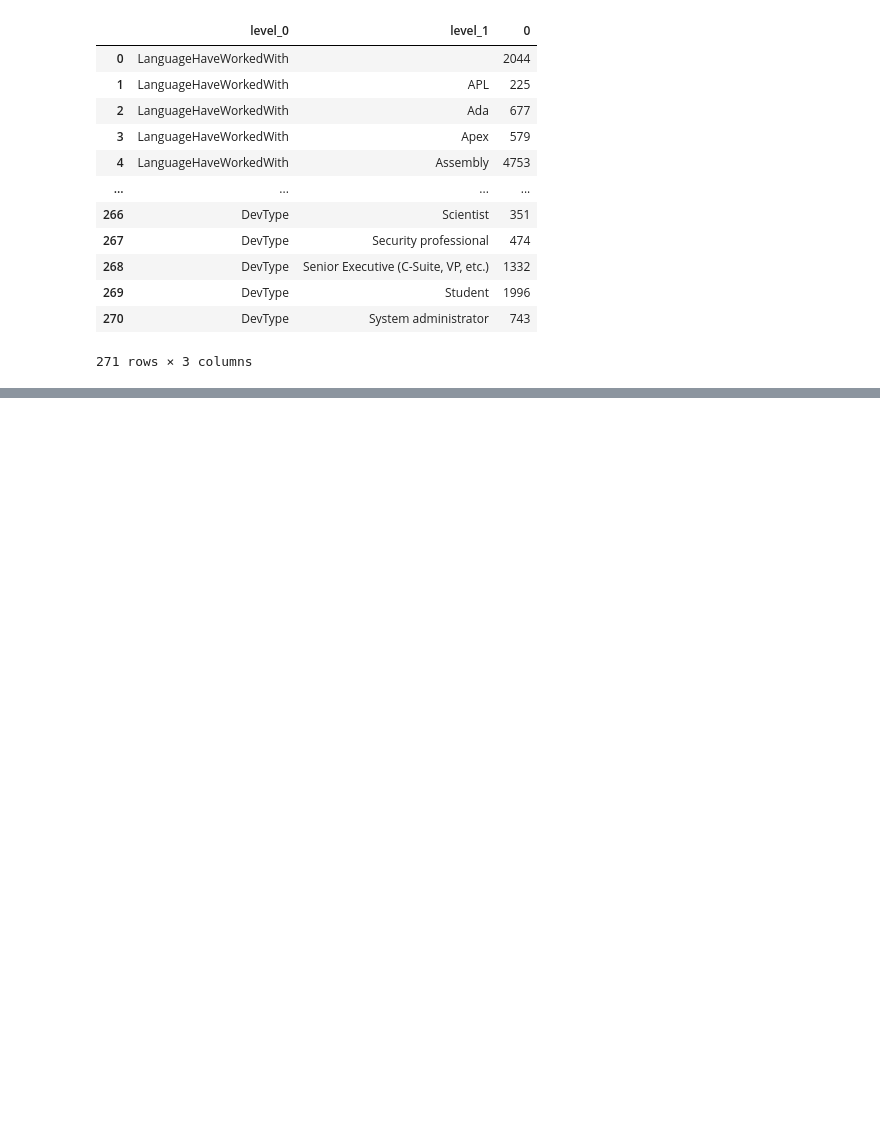
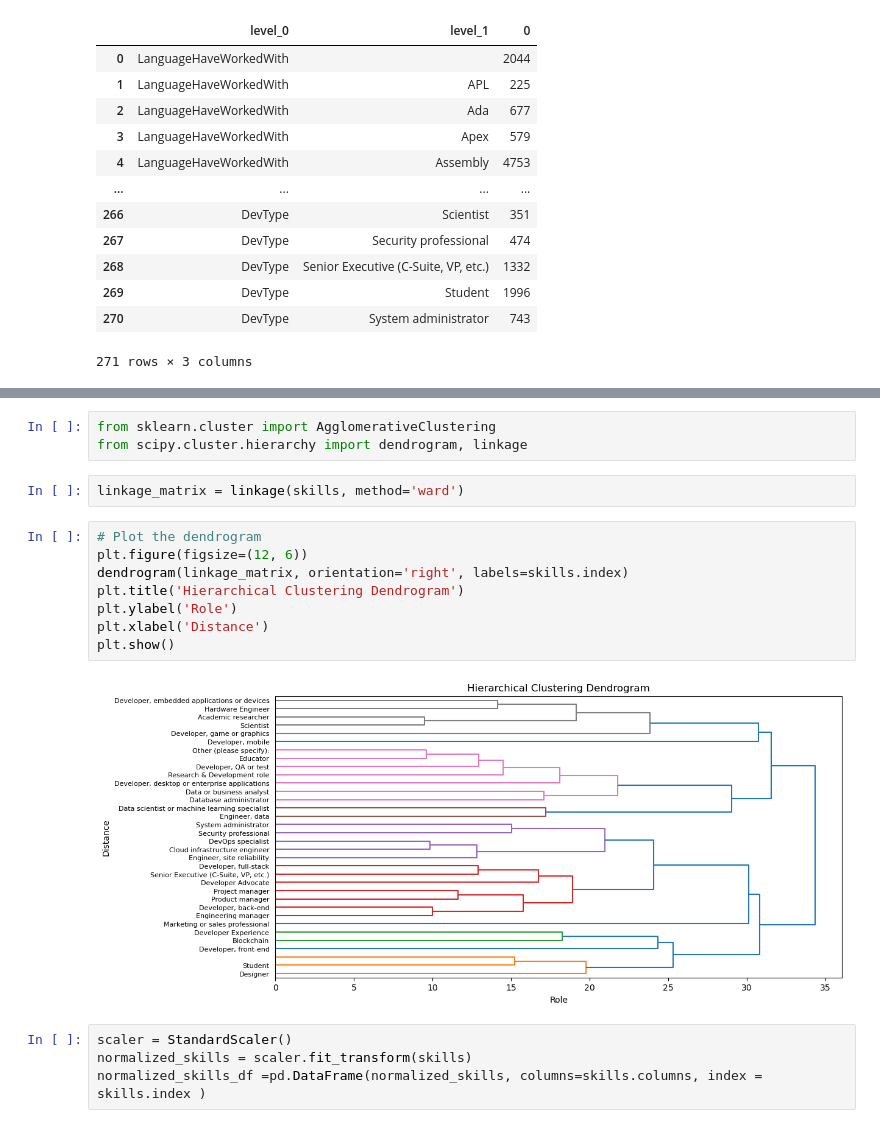
Before and after one commit to MuhamedGad/End2End-Projct, a Jupyter notebook: notebooks/03_Descriptive_Statistics.ipynb, the cells around one changed output, grey strips where cells are left out. Saved outputs shown, nothing was run; the diff lists cells and outputs as text; blank space fills up the shorter version.

Commit message:
Heatmap, Dendrogram, and normalizing

```diff
--- a/notebooks/03_Descriptive_Statistics.ipynb
+++ b/notebooks/03_Descriptive_Statistics.ipynb
@@ -176,0 +130,19 @@ fig.show()
+# %%
+from sklearn.cluster import AgglomerativeClustering
+from scipy.cluster.hierarchy import dendrogram, linkage
+# %%
+linkage_matrix = linkage(skills, method='ward')
+# %%
+# Plot the dendrogram
+plt.figure(figsize=(12, 6))
+dendrogram(linkage_matrix, orientation='right', labels=skills.index)
+plt.title('Hierarchical Clustering Dendrogram')
+plt.ylabel('Role')
+plt.xlabel('Distance')
+plt.show()
+# %% [output]
+[figure, added]
+# %%
+scaler = StandardScaler()
+normalized_skills = scaler.fit_transform(skills)
+normalized_skills_df =pd.DataFrame(normalized_skills, columns=skills.columns, index = skills.index )
```
Also changed, not shown: parts of 13 cells of this notebook.
